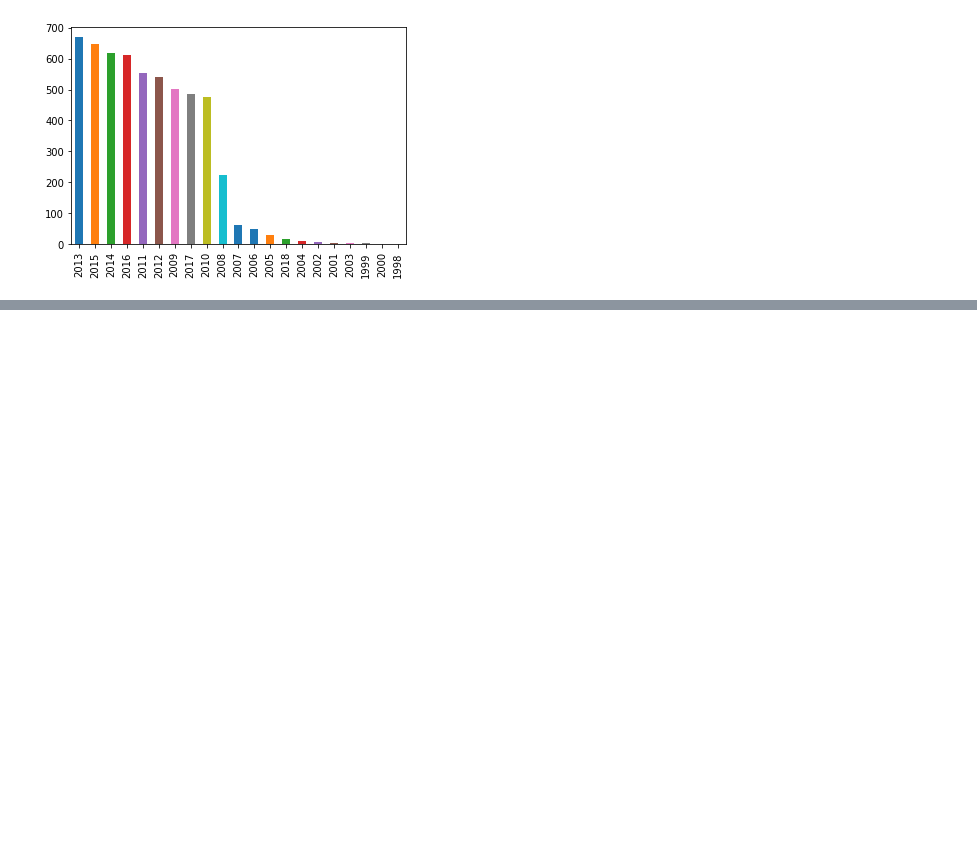
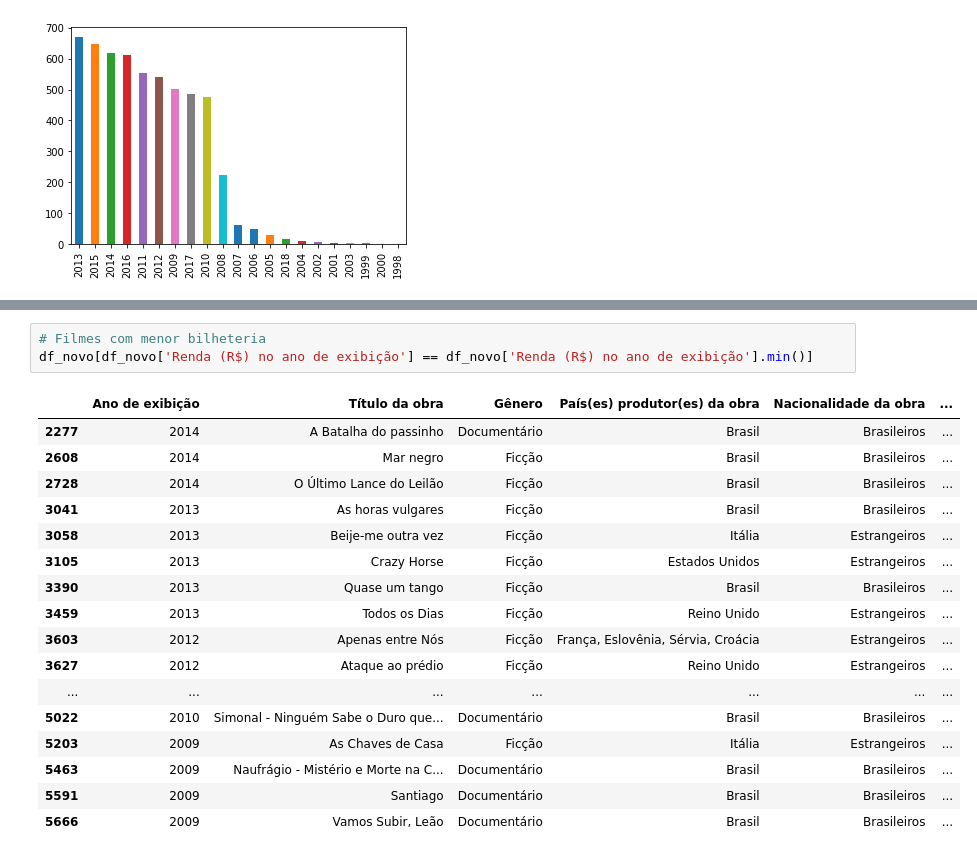
Before and after one commit to ValeriaNiceria/analise_dados_python, a Jupyter notebook: notebooks/oca/oca-analise-excel.ipynb, the cells around one changed output, grey strips where cells are left out. Saved outputs shown, nothing was run; the diff lists cells and outputs as text; blank space fills up the shorter version.

```diff
--- a/notebooks/oca/oca-analise-excel.ipynb
+++ b/notebooks/oca/oca-analise-excel.ipynb
@@ -147,0 +150,21 @@ num_filmes_ano.plot.bar()
+# %%
+# Filmes com menor bilheteria
+df_novo[df_novo['Renda (R$) no ano de exibição'] == df_novo['Renda (R$) no ano de exibição'].min()]
+# %% [output]
+|  | Ano de exibição | Título da obra | Gênero | País(es) produtor(es) da obra | Nacionalidade da obra | ... |
+| 2277 | 2014 | A Batalha do passinho | Documentário | Brasil | Brasileiros | ... |
+| 2608 | 2014 | Mar negro | Ficção | Brasil | Brasileiros | ... |
+| 2728 | 2014 | O Último Lance do Leilão | Ficção | Brasil | Brasileiros | ... |
+| 3041 | 2013 | As horas vulgares | Ficção | Brasil | Brasileiros | ... |
+| 3058 | 2013 | Beije-me outra vez | Ficção | Itália | Estrangeiros | ... |
+| 3105 | 2013 | Crazy Horse | Ficção | Estados Unidos | Estrangeiros | ... |
+| 3390 | 2013 | Quase um tango | Ficção | Brasil | Brasileiros | ... |
+| 3459 | 2013 | Todos os Dias | Ficção | Reino Unido | Estrangeiros | ... |
+| 3603 | 2012 | Apenas entre Nós | Ficção | França, Eslovênia, Sérvia, Croácia | Estrangeiros | ... |
+| 3627 | 2012 | Ataque ao prédio | Ficção | Reino Unido | Estrangeiros | ... |
+| ... | ... | ... | ... | ... | ... | ... |
+| 5022 | 2010 | Simonal - Ninguém Sabe o Duro que... | Documentário | Brasil | Brasileiros | ... |
+| 5203 | 2009 | As Chaves de Casa | Ficção | Itália | Estrangeiros | ... |
+| 5463 | 2009 | Naufrágio - Mistério e Morte na C... | Documentário | Brasil | Brasileiros | ... |
+| 5591 | 2009 | Santiago | Documentário | Brasil | Brasileiros | ... |
+| 5666 | 2009 | Vamos Subir, Leão | Documentário | Brasil | Brasileiros | ... |
```
Also changed, not shown: parts of 9 cells of this notebook.
